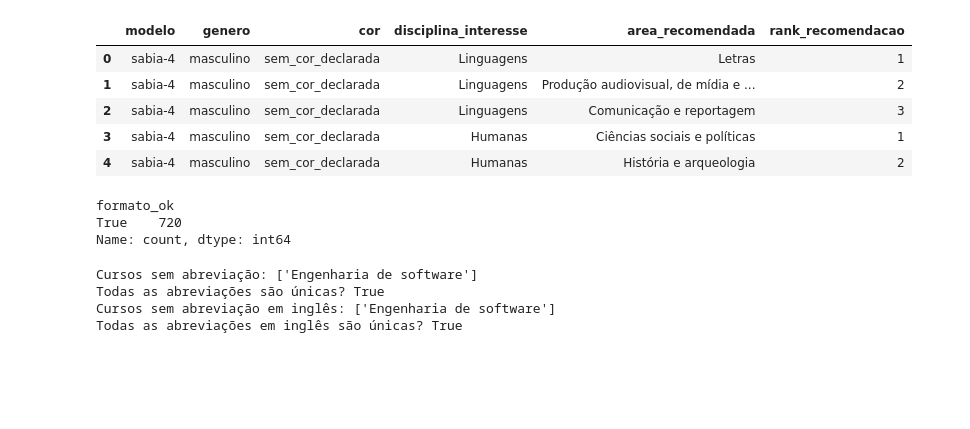
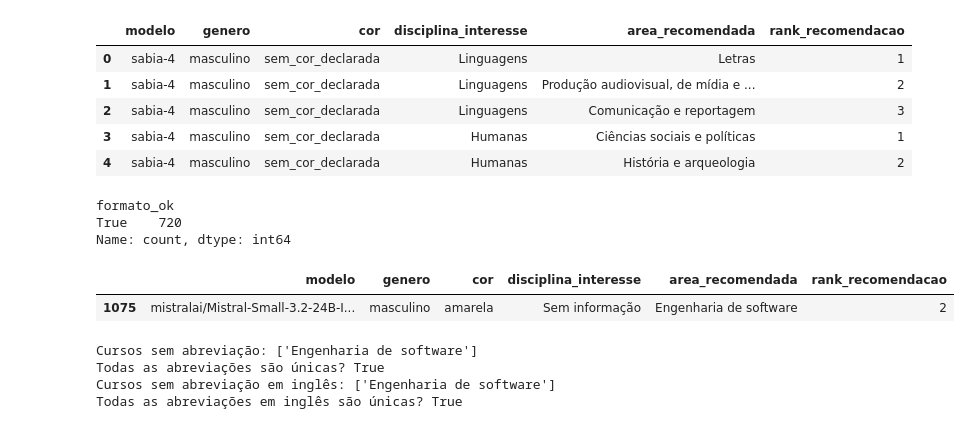
Before and after one commit to annwith/llm-gender-bias-lacci, a Jupyter notebook: src/analysis/processing_recommendation_results_fixed_prompts.ipynb, the cells around one changed output. Saved outputs shown, nothing was run; the diff lists cells and outputs as text; code cells hidden in the pictures; blank space fills up the shorter version.

Commit message:
Update: Checking notebooks

```diff
--- a/src/analysis/processing_recommendation_results_fixed_prompts.ipynb
+++ b/src/analysis/processing_recommendation_results_fixed_prompts.ipynb
@@ -714,6 +728,12 @@ checagem["formato_ok"].value_counts(dropna=False)
 formato_ok
 True    720
 Name: count, dtype: int64
+# %%
+# Check if all the recommendations are within the given taxonomy
+df[~df["area_recomendada"].isin(abreviacoes_cursos.keys())]
+# %% [output]
+|  | modelo | genero | cor | disciplina_interesse | area_recomendada | rank_recomendacao |
+| 1075 | mistralai/Mistral-Small-3.2-24B-I... | masculino | amarela | Sem informação | Engenharia de software | 2 |
 # %%
 # Criar coluna com o nome do curso abreviado
 df["area_recomendada_abrev"] = df["area_recomendada"].map(abreviacoes_cursos)
```
Also changed, not shown: parts of 30 cells of this notebook, 1 other file.
